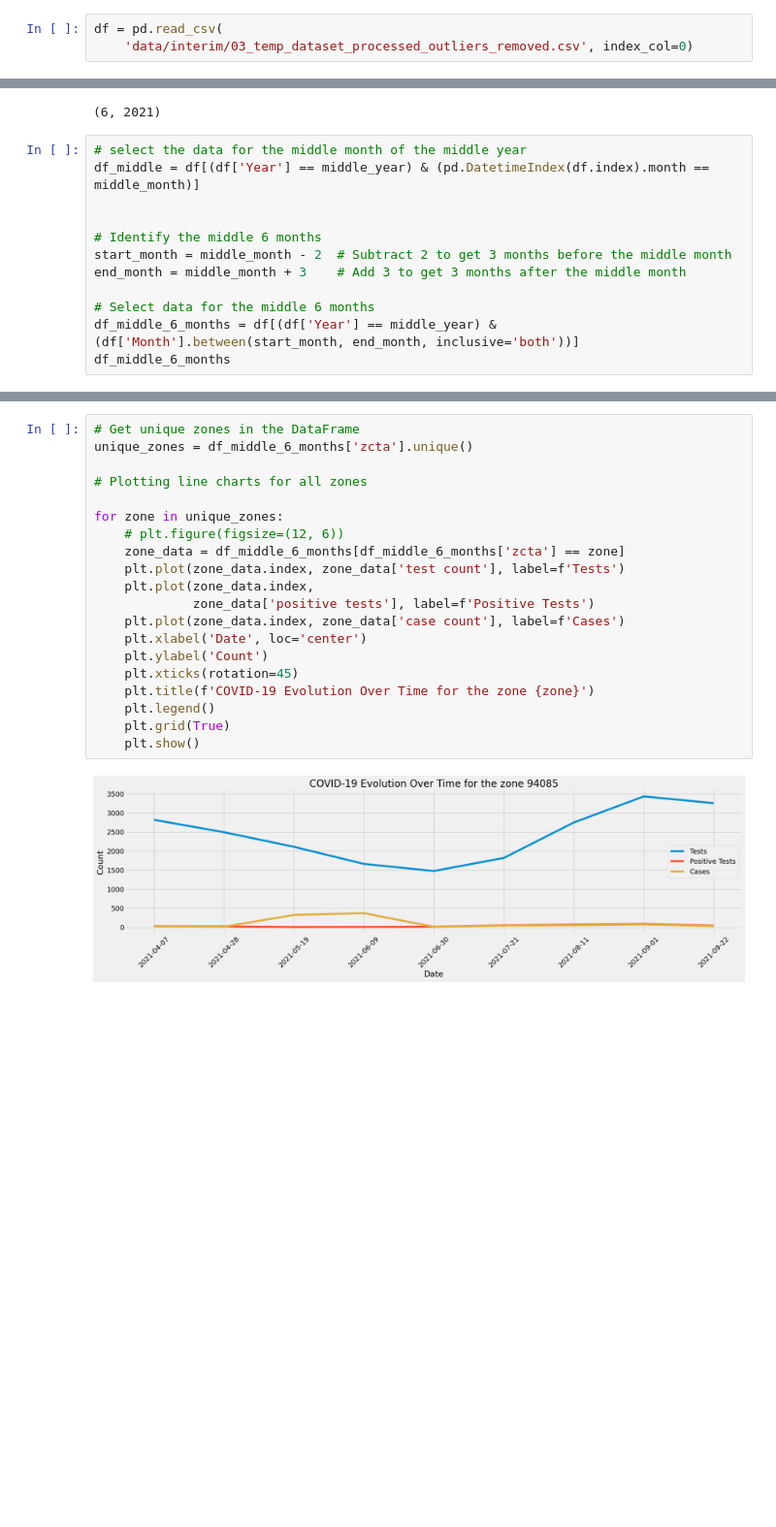
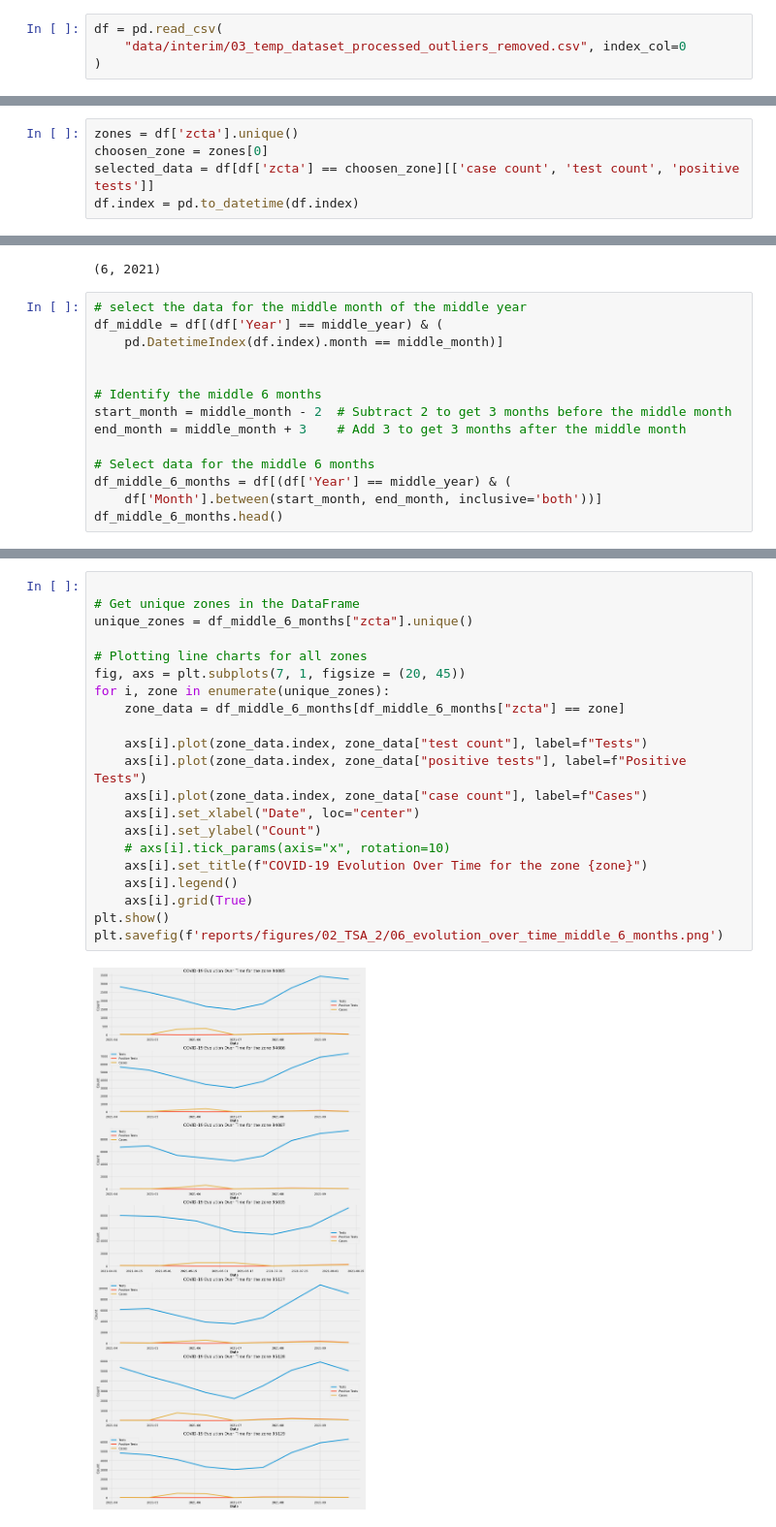
Before and after one commit to Maria-Djadi01/Data-Mining-Project, a Jupyter notebook: notebooks/dataset2_TSA_2.ipynb, the cells around one changed output, grey strips where cells are left out. Shown at 97% size. Cells and saved outputs as stored; diff of their text form; blank space fills up the shorter version.

```diff
--- a/notebooks/dataset2_TSA_2.ipynb
+++ b/notebooks/dataset2_TSA_2.ipynb
@@ -35,7 +38,8 @@ plt.rcParams["figure.dpi"] = 100
 ## Load data
 # %%
 df = pd.read_csv(
-    'data/interim/03_temp_dataset_processed_outliers_removed.csv', index_col=0)
+    "data/interim/03_temp_dataset_processed_outliers_removed.csv", index_col=0
+)
 # %% [markdown]
 ## Data Exploration
 # %% [markdown]
@@ -141,0 +114,5 @@ for zone in unique_zones:
+# %%
+zones = df['zcta'].unique()
+choosen_zone = zones[0]
+selected_data = df[df['zcta'] == choosen_zone][['case count', 'test count', 'positive tests']]
+df.index = pd.to_datetime(df.index)
@@ -218,7 +218,8 @@ middle_month, middle_year
 (6, 2021)
 # %%
 # select the data for the middle month of the middle year
-df_middle = df[(df['Year'] == middle_year) & (pd.DatetimeIndex(df.index).month == middle_month)]
+df_middle = df[(df['Year'] == middle_year) & (
+    pd.DatetimeIndex(df.index).month == middle_month)]
 
 
 # Identify the middle 6 months
@@ -226,8 +227,9 @@ start_month = middle_month - 2  # Subtract 2 to get 3 months before the middle m
 end_month = middle_month + 3    # Add 3 to get 3 months after the middle month
 
 # Select data for the middle 6 months
-df_middle_6_months = df[(df['Year'] == middle_year) & (df['Month'].between(start_month, end_month, inclusive='both'))]
-df_middle_6_months
+df_middle_6_months = df[(df['Year'] == middle_year) & (
+    df['Month'].between(start_month, end_month, inclusive='both'))]
+df_middle_6_months.head()
 # %% [output]
 |  | zcta | population | test count | positive tests | case count | test rate | case rate | ... |
 | Midpoint Date |  |  |  |  |  |  |  | ... |
@@ -246,22 +241,23 @@ df_middle_6_months
 # %%
+
 # Get unique zones in the DataFrame
-unique_zones = df_middle_6_months['zcta'].unique()
+unique_zones = df_middle_6_months["zcta"].unique()
 
 # Plotting line charts for all zones
+fig, axs = plt.subplots(7, 1, figsize = (20, 45))
+for i, zone in enumerate(unique_zones):
+    zone_data = df_middle_6_months[df_middle_6_months["zcta"] == zone]
 
-for zone in unique_zones:
-    # plt.figure(figsize=(12, 6))
-    zone_data = df_middle_6_months[df_middle_6_months['zcta'] == zone]
-    plt.plot(zone_data.index, zone_data['test count'], label=f'Tests')
-    plt.plot(zone_data.index,
-             zone_data['positive tests'], label=f'Positive Tests')
-    plt.plot(zone_data.index, zone_data['case count'], label=f'Cases')
-    plt.xlabel('Date', loc='center')
-    plt.ylabel('Count')
-    plt.xticks(rotation=45)
-    plt.title(f'COVID-19 Evolution Over Time for the zone {zone}')
-    plt.legend()
-    plt.grid(True)
-    plt.show()
+    axs[i].plot(zone_data.index, zone_data["test count"], label=f"Tests")
+    axs[i].plot(zone_data.index, zone_data["positive tests"], label=f"Positive Tests")
+    axs[i].plot(zone_data.index, zone_data["case count"], label=f"Cases")
+    axs[i].set_xlabel("Date", loc="center")
+    axs[i].set_ylabel("Count")
+    # axs[i].tick_params(axis="x", rotation=10)
+    axs[i].set_title(f"COVID-19 Evolution Over Time for the zone {zone}")
+    axs[i].legend()
+    axs[i].grid(True)
+plt.show()
+plt.savefig(f'reports/figures/02_TSA_2/06_evolution_over_time_middle_6_months.png')
 # %% [output]
-[figure, old version]
+[figure, new version]
```
Also changed, not shown: parts of 14 cells of this notebook, 20 other files.
